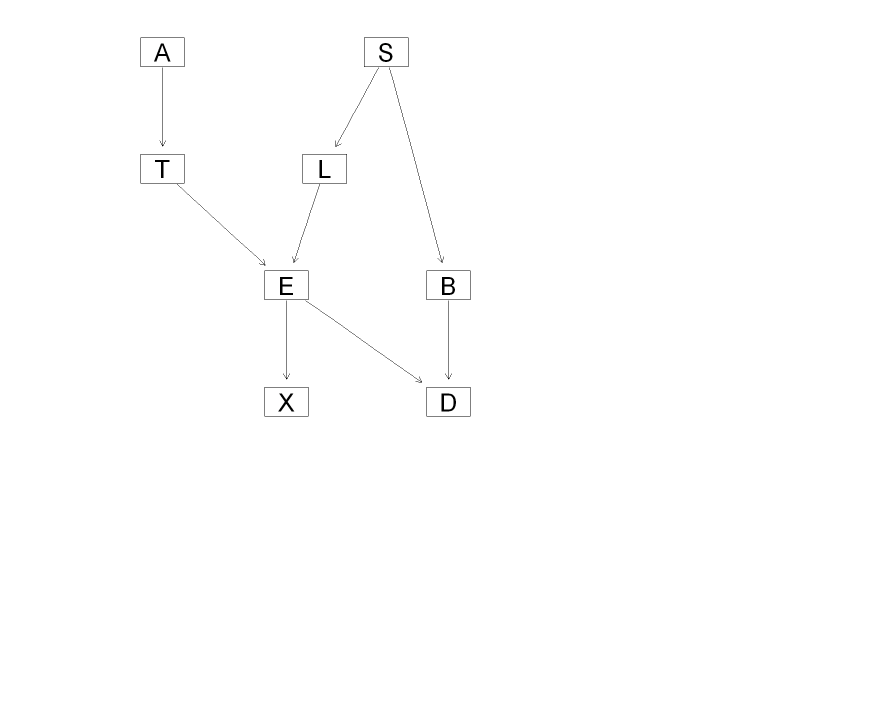
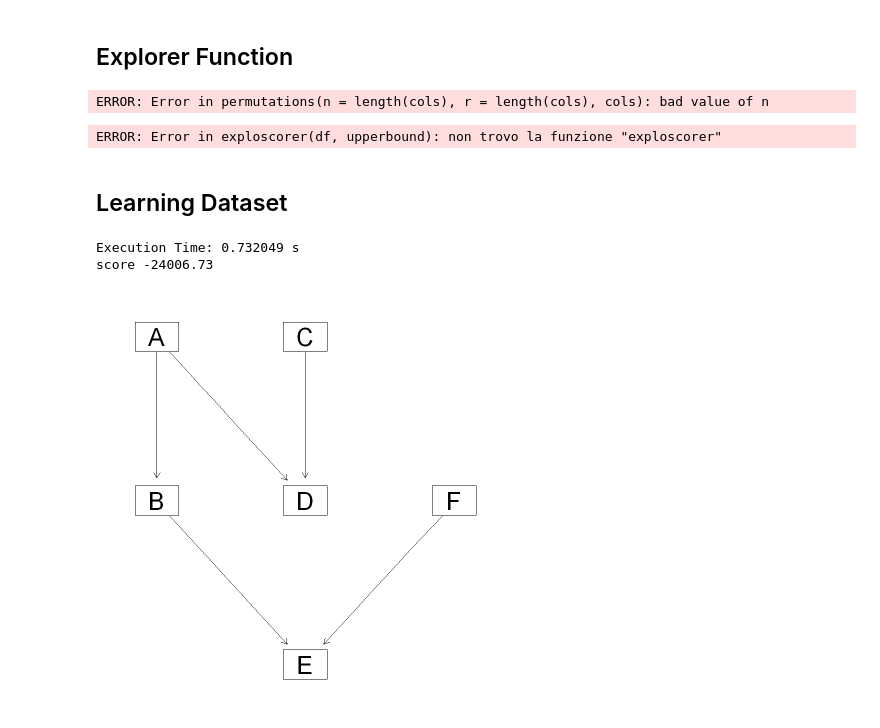
Before and after one commit to sofiadilucia/Bayesian-Networks, a Jupyter notebook: k2_algo.ipynb, the cells around one changed output. Saved outputs shown, nothing was run; the diff lists cells and outputs as text; code cells hidden in the pictures; blank space fills up the shorter version.

Commit message:
explo_scorer da aggiustare

```diff
--- a/k2_algo.ipynb
+++ b/k2_algo.ipynb
@@ -150,16 +156 @@ k2 <- function(dataset, nodes.order, upperbound) {
 }
-# %%
-df <- data.frame(x1=c(1,1,0,1,0,0,1,0,1,0), x2=c(0,1,0,1,0,1,1,0,1,0), x3=c(0,1,1,1,0,1,1,0,1,0))
-
-edges <- k2(dataset=df, upperbound=2, nodes.order=colnames(df))
-
-# Convert to graph
-g <- graph_from_edgelist(edges, directed = TRUE)
-
-# Plot it
-plot(g,
-     vertex.color = "white",
-     vertex.size = 30,
-     edge.arrow.size = 0.5,
-     layout = layout_as_tree,
-     main = "Bayesian Network")
@@ -227,7 +157,2 @@ ERROR: Error in graph_from_edgelist(edges, directed = TRUE): graph_from_edgelist
-# %%
-data(asia)
-# create and plot the network structure.
-dag = model2network("[A][S][T|A][L|S][B|S][D|B:E][E|T:L][X|E]")
-graphviz.plot(dag)
-# %% [output]
-[figure, removed]
+# %% [markdown]
+## Explorer Function
@@ -233,0 +200,32 @@ graphviz.plot(dag)
+# %%
+explo_scorer(asia_dataset)
+# %% [output]
+ERROR: Error in permutations(n = length(cols), r = length(cols), cols): bad value of n
+# %%
+#order1 <- exploscorer_A(df, 2)
+upperbound <-3
+order <- exploscorer(df,upperbound)
+print(order)
+edges <- k2(dataset=df, upperbound = upperbound, nodes.order = order)
+#edges <- k2(dataset=df, upperbound = upperbound, nodes.order = c("A", "B","C", "D", "E", "F" ))
+# %% [output]
+ERROR: Error in exploscorer(df, upperbound): non trovo la funzione "exploscorer"
+# %% [markdown]
+## Learning Dataset
+# %%
+df <- learning.test
+#print(sapply(df, class))
+df <- factor_remover(df)
+
+learning_result <- k2(dataset=df, upperbound = 3, nodes.order = c("A","B","C","D","F","E"))
+edges <- learning_result$edges
+dag <- learning_result$dag
+score <- learning_result$score
+
+cat("\nscore", score)
+# Plot it
+graphviz.plot(dag)
+# %% [output]
+Execution Time: 0.732049 s
+score -24006.73
+[figure, added]
```
Also changed, not shown: parts of 18 cells of this notebook.
